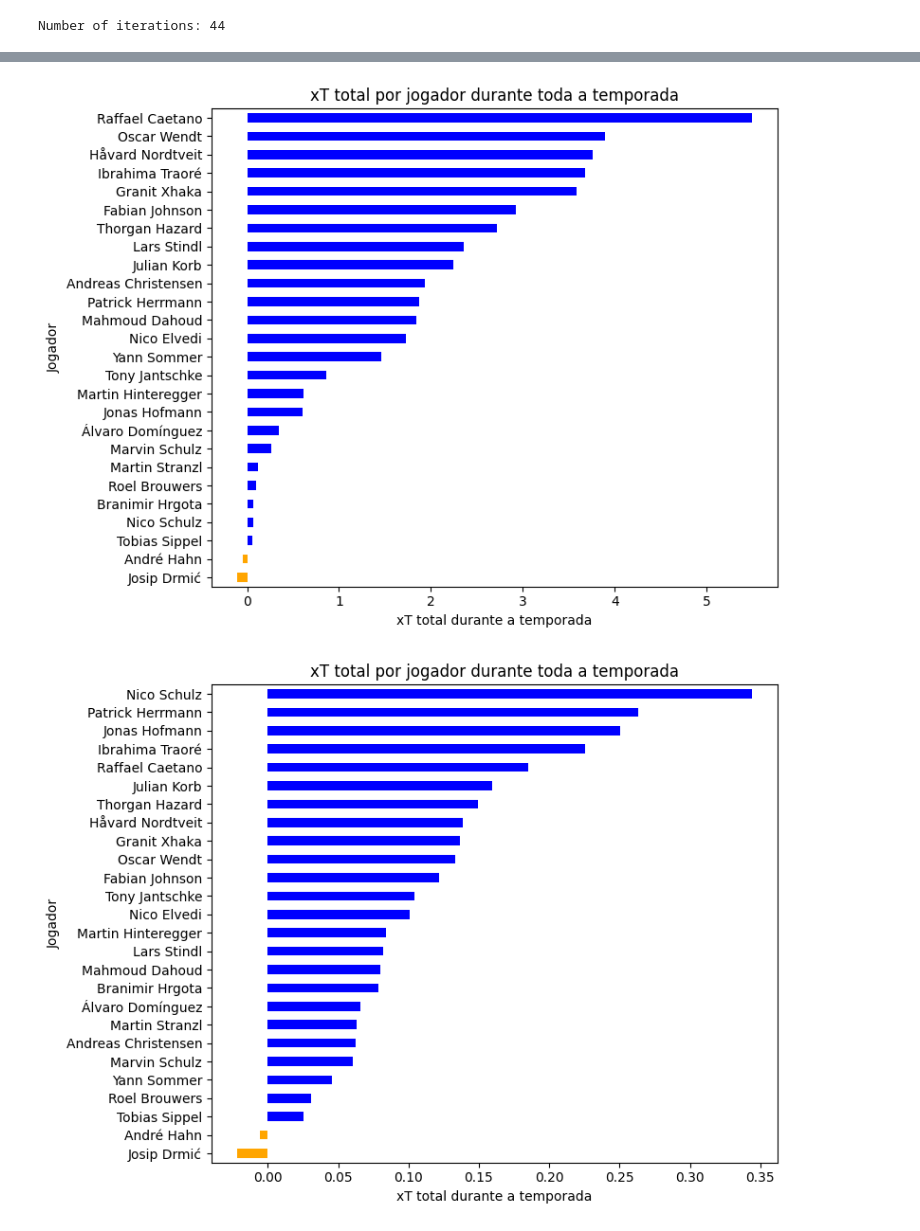
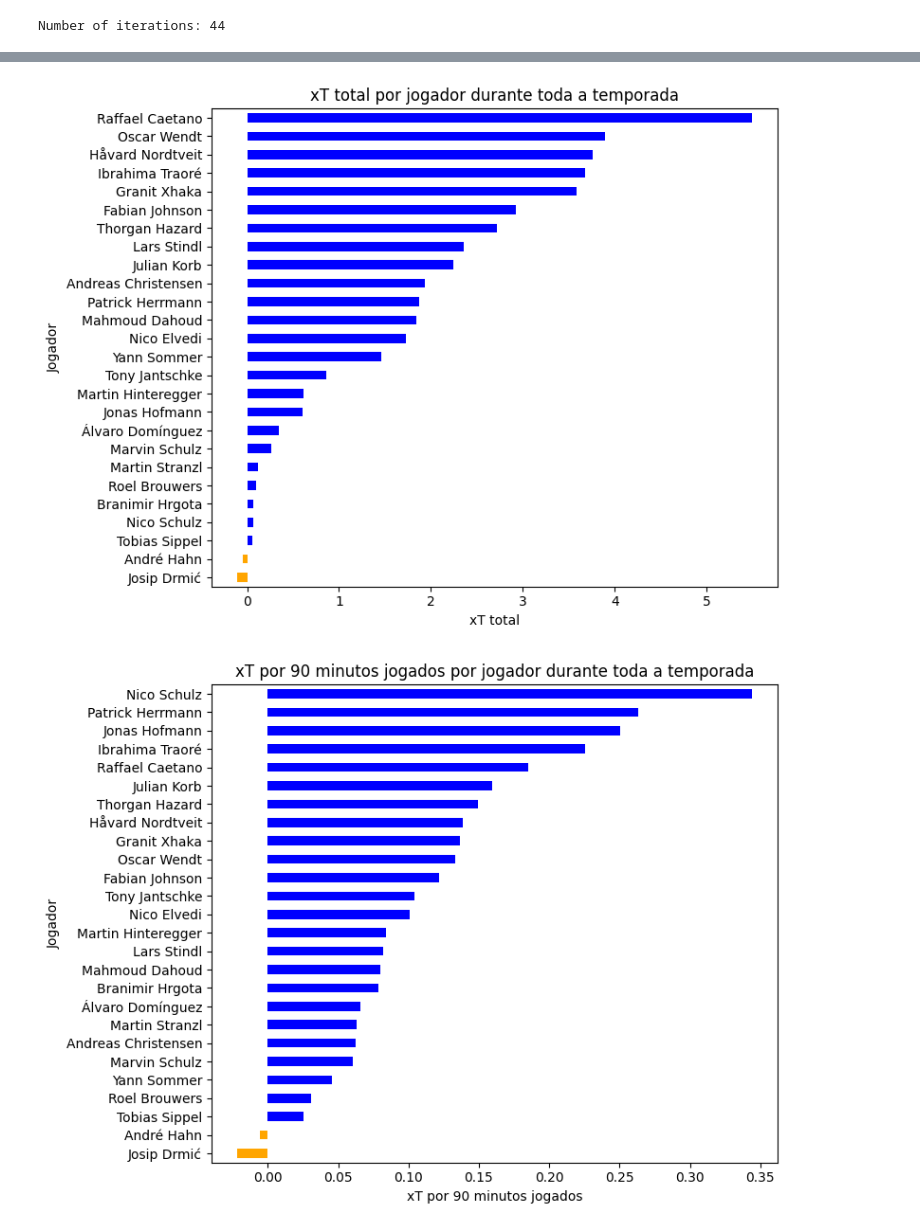
Before and after one commit to LKosfeld/Borussia-Analytics, a Jupyter notebook: Borussia Teste 1.ipynb, the cells around one changed output, grey strips where cells are left out. Saved outputs shown, nothing was run; the diff lists cells and outputs as text; code cells hidden in the pictures.

```diff
--- a/Borussia Teste 1.ipynb
+++ b/Borussia Teste 1.ipynb
@@ -97,7 +97,7 @@ plt.show()
 # %% [output]
 [figure]
 # %%
-bins = (16, 12)
+bins = (12, 9)
 #bins = (pitch.dim.positional_x[[0, 3, 4, 5, 6]], pitch.dim.positional_y)
 # %%
 all_events_df2 = []
@@ -283,26 +283,26 @@ cores = xT_por_jogador['xT'].apply(lambda x: 'blue' if x > 0 else 'orange')
 fig, ax = plt.subplots(figsize = (8, 6))
 xT_por_jogador.plot.barh(x = 'player_name', y = 'xT', color = cores, ax=ax, legend = False)
 
-ax.set_xlabel('xT total durante a temporada')
+ax.set_xlabel('xT total')
 ax.set_ylabel('Jogador')
 plt.title('xT total por jogador durante toda a temporada')
 
 plt.tight_layout()
 plt.show()
 # %% [output]
-[figure, old version]
+[figure, new version]
 # %%
 xT_por_jogador = xT_por_jogador.sort_values(by='xT_90', ascending=True)
 # %%
 cores = xT_por_jogador['xT_90'].apply(lambda x: 'blue' if x > 0 else 'orange')
 fig, ax = plt.subplots(figsize = (8, 6))
 xT_por_jogador.plot.barh(x = 'player_name', y = 'xT_90', color = cores, ax=ax, legend = False)
 
-ax.set_xlabel('xT total durante a temporada')
+ax.set_xlabel('xT por 90 minutos jogados')
 ax.set_ylabel('Jogador')
-plt.title('xT total por jogador durante toda a temporada')
+plt.title('xT por 90 minutos jogados por jogador durante toda a temporada')
 
 plt.tight_layout()
 plt.show()
 # %% [output]
-[figure, old version]
+[figure, new version]
```
Also changed, not shown: parts of 5 cells of this notebook.
